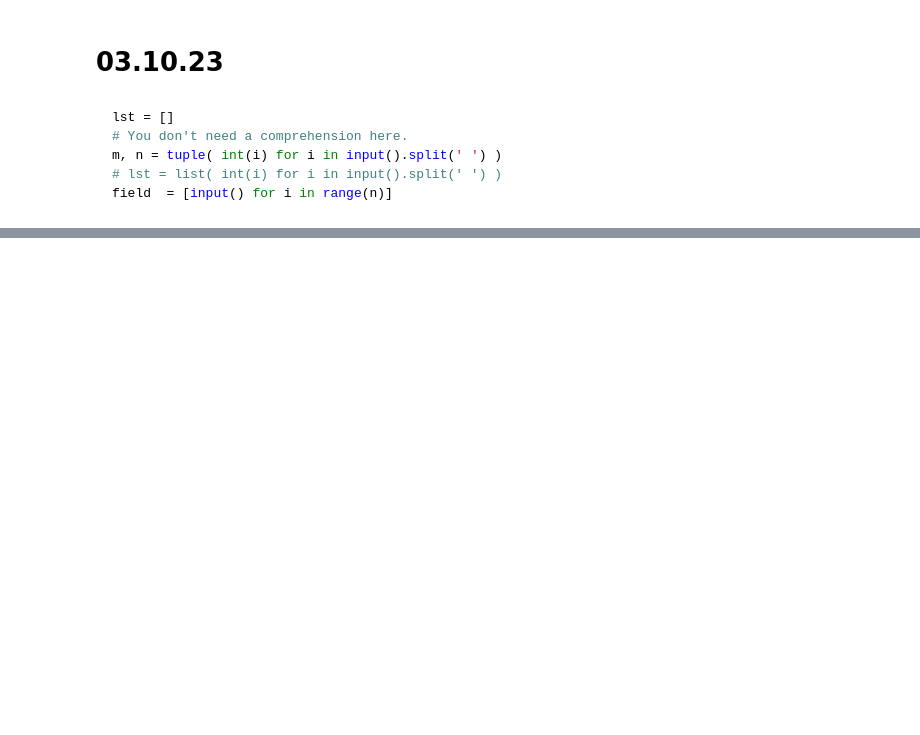
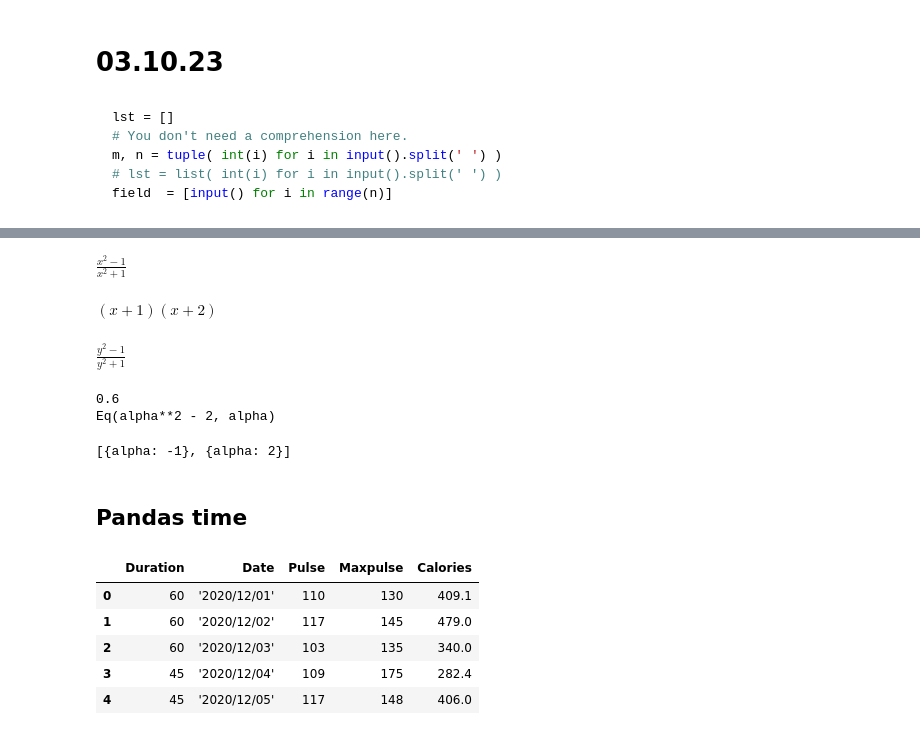
Before and after one commit to alxlnx/python, a Jupyter notebook: Notes/Classes.ipynb, the cells around one changed output, grey strips where cells are left out. Cells and saved outputs as stored; diff of their text form; code cells hidden in the pictures; blank space fills up the shorter version.

```diff
--- a/Notes/Classes.ipynb
+++ b/Notes/Classes.ipynb
@@ -413,0 +504,46 @@ field  = [input() for i in range(n)]
+# %%
+x = sympy.Symbol('x')
+theta = sympy.Symbol('theta')
+
+expr = (x ** 2 - 1) / (x**2 + 1)
+expr
+# %% [output]
+$\displaystyle \frac{x^{2} - 1}{x^{2} + 1}$
+# %%
+quadratic = x**2 + 3*x + 2
+sympy.factor(quadratic)
+# %% [output]
+$\displaystyle \left(x + 1\right) \left(x + 2\right)$
+# %%
+expr.subs('x', 'y')
+# %% [output]
+$\displaystyle \frac{y^{2} - 1}{y^{2} + 1}$
+# %%
+func = sympy.lambdify(x, expr)
+print( func(2) ) # you can also lambdify func of multiple variables
+
+cos_2 = sympy.cos(2*x)
+sympy.expand_trig(cos_2)
+
+a = sympy.Symbol('alpha')
+equation = sympy.Eq(a**2 - 2, a)
+print(equation)
+sympy.solve(equation, a, dict=True)
+# %% [output]
+0.6
+Eq(alpha**2 - 2, alpha)
+[{alpha: -1}, {alpha: 2}]
+# %% [markdown]
+## Pandas time
+# %%
+import pandas as pd
+
+df = pd.read_csv('Data.csv')
+df.head()
+# %% [output]
+|  | Duration | Date | Pulse | Maxpulse | Calories |
+| 0 | 60 | '2020/12/01' | 110 | 130 | 409.1 |
+| 1 | 60 | '2020/12/02' | 117 | 145 | 479.0 |
+| 2 | 60 | '2020/12/03' | 103 | 135 | 340.0 |
+| 3 | 45 | '2020/12/04' | 109 | 175 | 282.4 |
+| 4 | 45 | '2020/12/05' | 117 | 148 | 406.0 |
```
Also changed, not shown: parts of 31 cells of this notebook, 1 other file.
